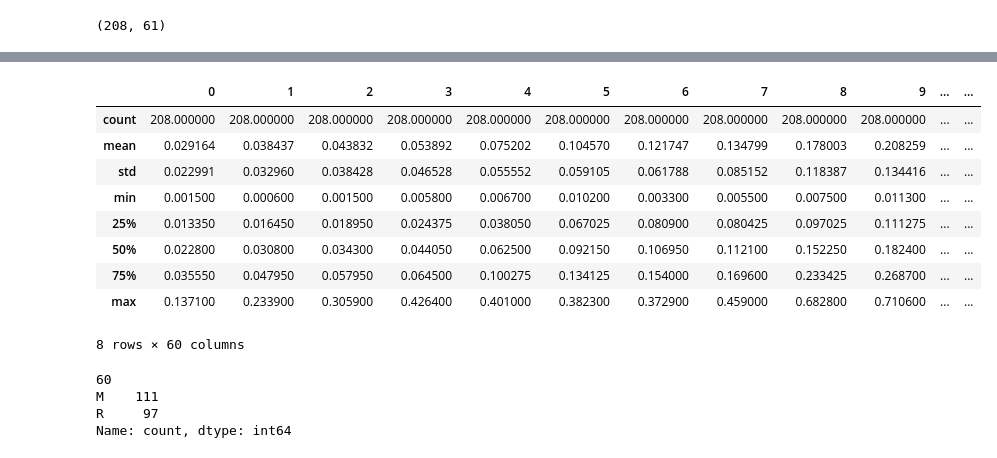
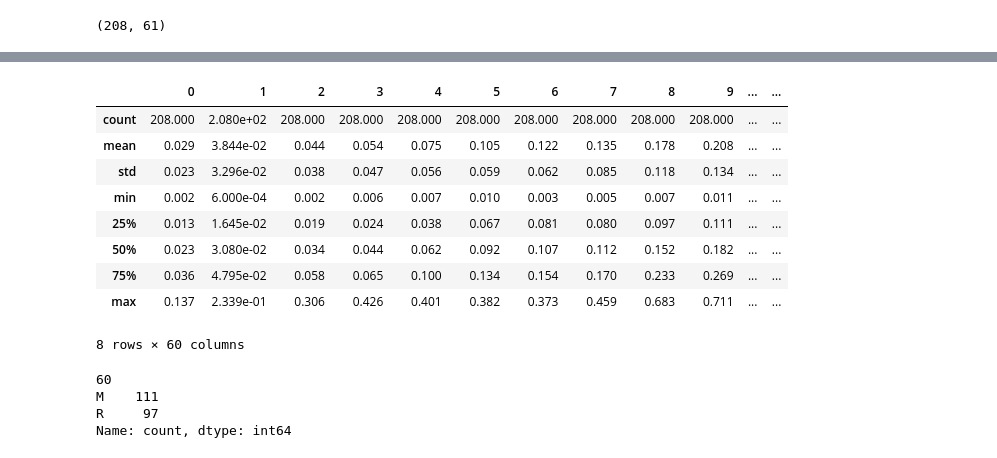
Before and after one commit to shazabhassan/Hands-on-practice-for-Machine-Learning-project, a Jupyter notebook: projects/Sonar_Rock_vs_Mine_prediction.ipynb, the cells around one changed output, grey strips where cells are left out. Cells and saved outputs as stored; diff of their text form; code cells hidden in the pictures.

```diff
--- a/projects/Sonar_Rock_vs_Mine_prediction.ipynb
+++ b/projects/Sonar_Rock_vs_Mine_prediction.ipynb
@@ -19,16 +102,17 @@ df.shape
 # %%
-#statical desciption of the data
+# statical description of the data
+pd.set_option('display.precision', 3)
 df.describe()
 # %% [output]
 |  | 0 | 1 | 2 | 3 | 4 | 5 | 6 | 7 | 8 | 9 | ... | ... |
-| count | 208.000000 | 208.000000 | 208.000000 | 208.000000 | 208.000000 | 208.000000 | 208.000000 | 208.000000 | 208.000000 | 208.000000 | ... | ... |
-| mean | 0.029164 | 0.038437 | 0.043832 | 0.053892 | 0.075202 | 0.104570 | 0.121747 | 0.134799 | 0.178003 | 0.208259 | ... | ... |
-| std | 0.022991 | 0.032960 | 0.038428 | 0.046528 | 0.055552 | 0.059105 | 0.061788 | 0.085152 | 0.118387 | 0.134416 | ... | ... |
-| min | 0.001500 | 0.000600 | 0.001500 | 0.005800 | 0.006700 | 0.010200 | 0.003300 | 0.005500 | 0.007500 | 0.011300 | ... | ... |
-| 25% | 0.013350 | 0.016450 | 0.018950 | 0.024375 | 0.038050 | 0.067025 | 0.080900 | 0.080425 | 0.097025 | 0.111275 | ... | ... |
-| 50% | 0.022800 | 0.030800 | 0.034300 | 0.044050 | 0.062500 | 0.092150 | 0.106950 | 0.112100 | 0.152250 | 0.182400 | ... | ... |
-| 75% | 0.035550 | 0.047950 | 0.057950 | 0.064500 | 0.100275 | 0.134125 | 0.154000 | 0.169600 | 0.233425 | 0.268700 | ... | ... |
-| max | 0.137100 | 0.233900 | 0.305900 | 0.426400 | 0.401000 | 0.382300 | 0.372900 | 0.459000 | 0.682800 | 0.710600 | ... | ... |
+| count | 208.000 | 2.080e+02 | 208.000 | 208.000 | 208.000 | 208.000 | 208.000 | 208.000 | 208.000 | 208.000 | ... | ... |
+| mean | 0.029 | 3.844e-02 | 0.044 | 0.054 | 0.075 | 0.105 | 0.122 | 0.135 | 0.178 | 0.208 | ... | ... |
+| std | 0.023 | 3.296e-02 | 0.038 | 0.047 | 0.056 | 0.059 | 0.062 | 0.085 | 0.118 | 0.134 | ... | ... |
+| min | 0.002 | 6.000e-04 | 0.002 | 0.006 | 0.007 | 0.010 | 0.003 | 0.005 | 0.007 | 0.011 | ... | ... |
+| 25% | 0.013 | 1.645e-02 | 0.019 | 0.024 | 0.038 | 0.067 | 0.081 | 0.080 | 0.097 | 0.111 | ... | ... |
+| 50% | 0.023 | 3.080e-02 | 0.034 | 0.044 | 0.062 | 0.092 | 0.107 | 0.112 | 0.152 | 0.182 | ... | ... |
+| 75% | 0.036 | 4.795e-02 | 0.058 | 0.065 | 0.100 | 0.134 | 0.154 | 0.170 | 0.233 | 0.269 | ... | ... |
+| max | 0.137 | 2.339e-01 | 0.306 | 0.426 | 0.401 | 0.382 | 0.373 | 0.459 | 0.683 | 0.711 | ... | ... |
 8 rows × 60 columns
 # %%
 # we will now see the distribution of the 2 outcomes, rock or mine
```
Also changed, not shown: parts of 10 cells of this notebook.
